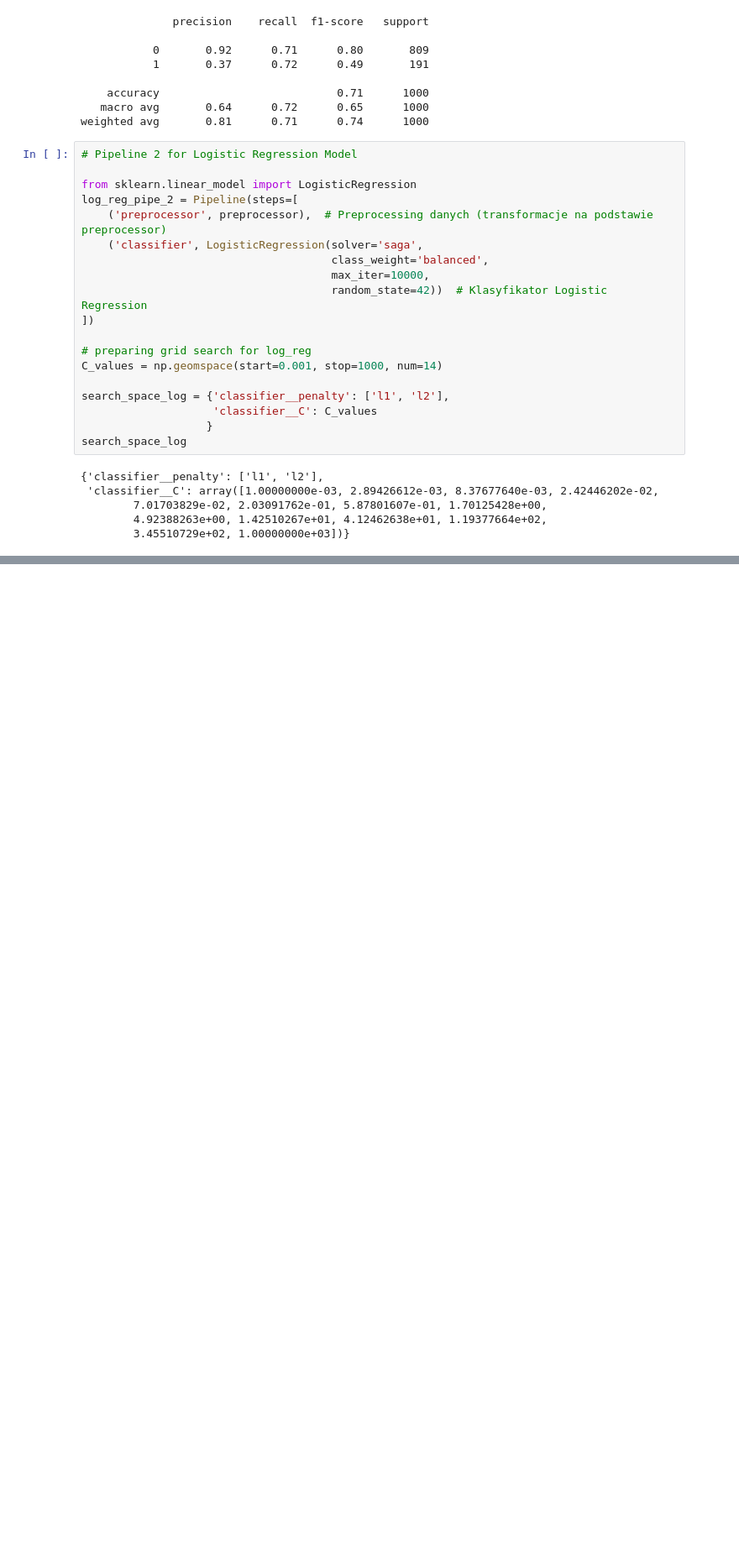
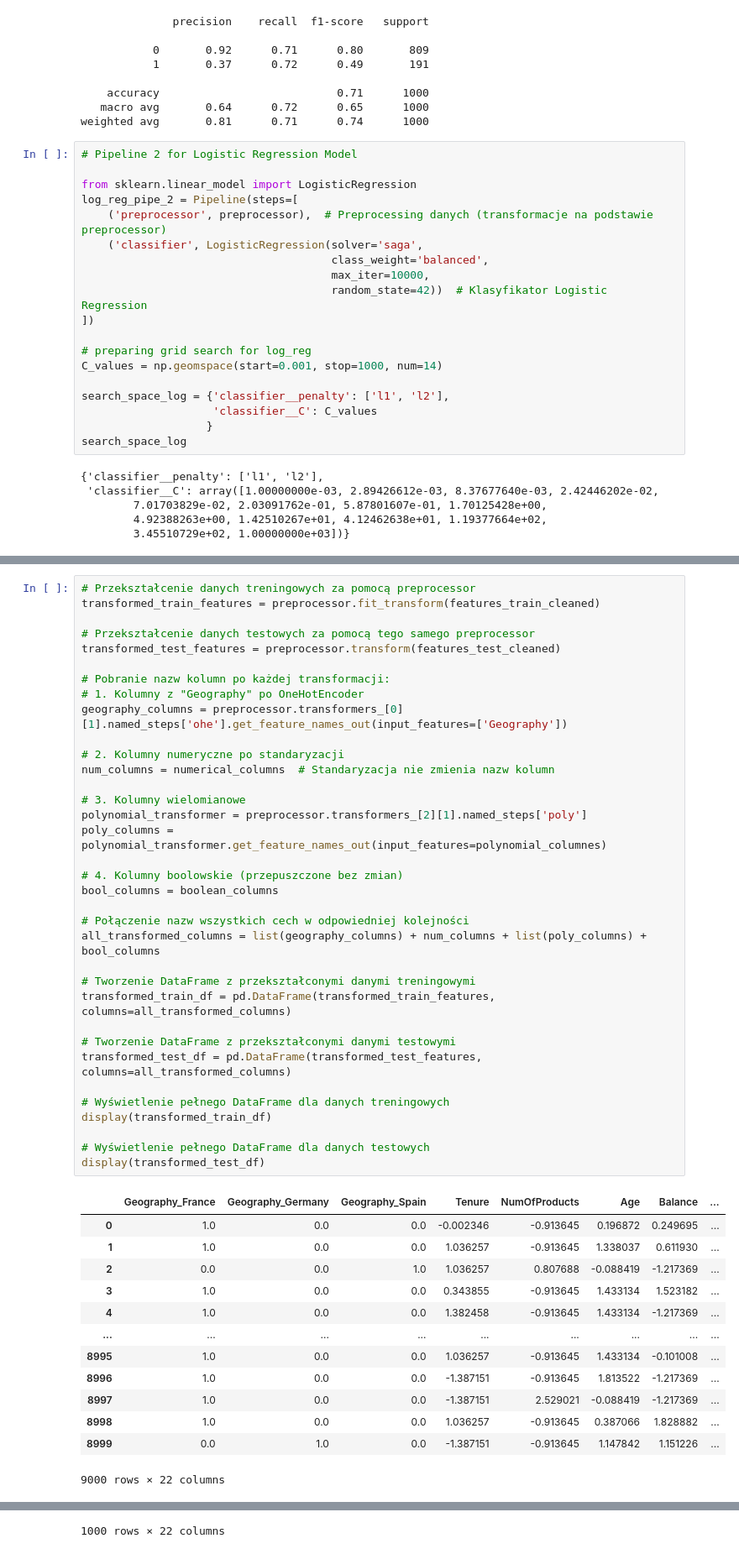
Before and after one commit to M-Grzymowicz/Banking-Customer-Churn---Analysis-and-Prediction, a Jupyter notebook: banking.ipynb, the cells around one changed output, grey strips where cells are left out. Shown at 84% size. Cells and saved outputs as stored; diff of their text form; blank space fills up the shorter version.

Commit message:
polynomials

```diff
--- a/banking.ipynb
+++ b/banking.ipynb
@@ -1140,0 +1330,49 @@ Pipeline(steps=[('preprocessor',
+# %%
+# Przekształcenie danych treningowych za pomocą preprocessor
+transformed_train_features = preprocessor.fit_transform(features_train_cleaned)
+
+# Przekształcenie danych testowych za pomocą tego samego preprocessor
+transformed_test_features = preprocessor.transform(features_test_cleaned)
+
+# Pobranie nazw kolumn po każdej transformacji:
+# 1. Kolumny z "Geography" po OneHotEncoder
+geography_columns = preprocessor.transformers_[0][1].named_steps['ohe'].get_feature_names_out(input_features=['Geography'])
+
+# 2. Kolumny numeryczne po standaryzacji
+num_columns = numerical_columns  # Standaryzacja nie zmienia nazw kolumn
+
+# 3. Kolumny wielomianowe
+polynomial_transformer = preprocessor.transformers_[2][1].named_steps['poly']
+poly_columns = polynomial_transformer.get_feature_names_out(input_features=polynomial_columnes)
+
+# 4. Kolumny boolowskie (przepuszczone bez zmian)
+bool_columns = boolean_columns
+
+# Połączenie nazw wszystkich cech w odpowiedniej kolejności
+all_transformed_columns = list(geography_columns) + num_columns + list(poly_columns) + bool_columns
+
+# Tworzenie DataFrame z przekształconymi danymi treningowymi
+transformed_train_df = pd.DataFrame(transformed_train_features, columns=all_transformed_columns)
+
+# Tworzenie DataFrame z przekształconymi danymi testowymi
+transformed_test_df = pd.DataFrame(transformed_test_features, columns=all_transformed_columns)
+
+# Wyświetlenie pełnego DataFrame dla danych treningowych
+display(transformed_train_df)
+
+# Wyświetlenie pełnego DataFrame dla danych testowych
+display(transformed_test_df)
+# %% [output]
+|  | Geography_France | Geography_Germany | Geography_Spain | Tenure | NumOfProducts | Age | Balance | ... |
+| 0 | 1.0 | 0.0 | 0.0 | -0.002346 | -0.913645 | 0.196872 | 0.249695 | ... |
+| 1 | 1.0 | 0.0 | 0.0 | 1.036257 | -0.913645 | 1.338037 | 0.611930 | ... |
+| 2 | 0.0 | 0.0 | 1.0 | 1.036257 | 0.807688 | -0.088419 | -1.217369 | ... |
+| 3 | 1.0 | 0.0 | 0.0 | 0.343855 | -0.913645 | 1.433134 | 1.523182 | ... |
+| 4 | 1.0 | 0.0 | 0.0 | 1.382458 | -0.913645 | 1.433134 | -1.217369 | ... |
+| ... | ... | ... | ... | ... | ... | ... | ... | ... |
+| 8995 | 1.0 | 0.0 | 0.0 | 1.036257 | -0.913645 | 1.433134 | -0.101008 | ... |
+| 8996 | 1.0 | 0.0 | 0.0 | -1.387151 | -0.913645 | 1.813522 | -1.217369 | ... |
+| 8997 | 1.0 | 0.0 | 0.0 | -1.387151 | 2.529021 | -0.088419 | -1.217369 | ... |
+| 8998 | 1.0 | 0.0 | 0.0 | 1.036257 | -0.913645 | 0.387066 | 1.828882 | ... |
+| 8999 | 0.0 | 1.0 | 0.0 | -1.387151 | -0.913645 | 1.147842 | 1.151226 | ... |
+9000 rows × 22 columns
@@ -1140,0 +1391 @@ Pipeline(steps=[('preprocessor',
+1000 rows × 22 columns
```
Also changed, not shown: parts of 25 cells of this notebook.
